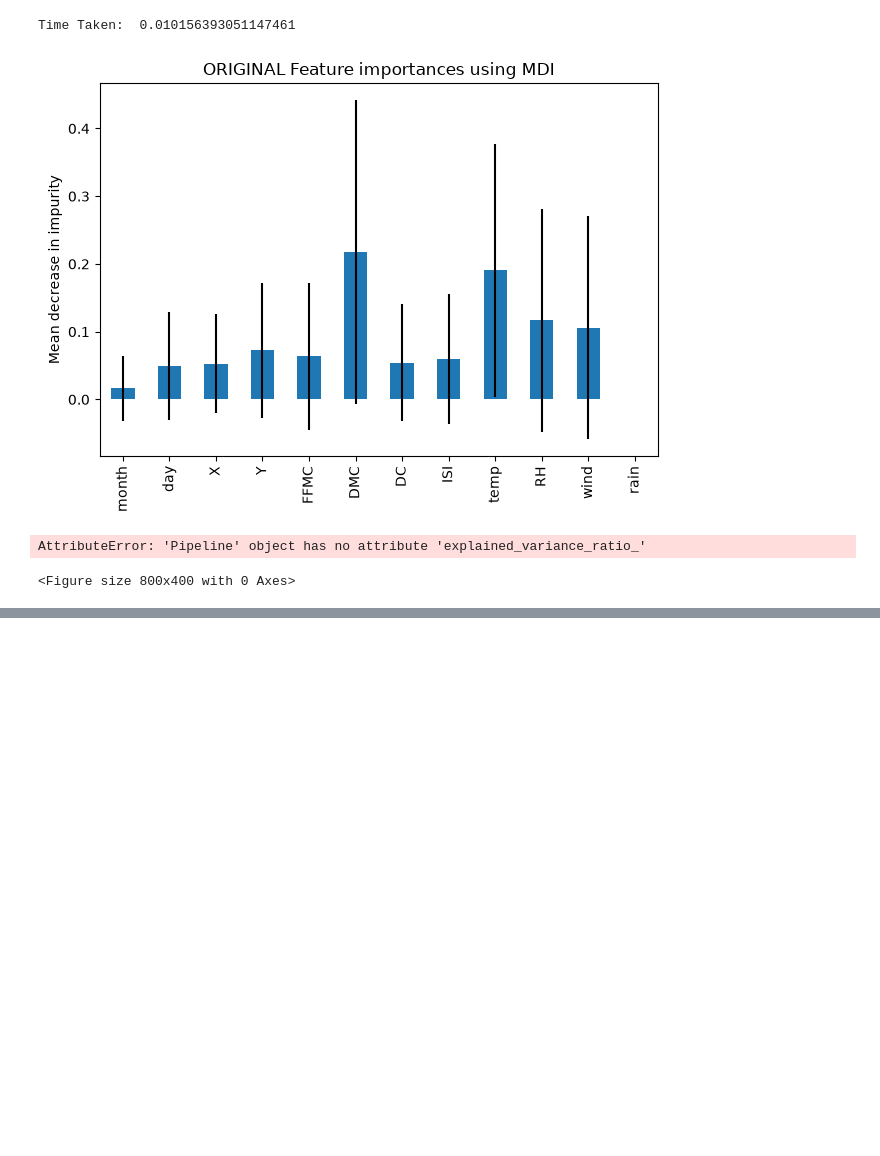
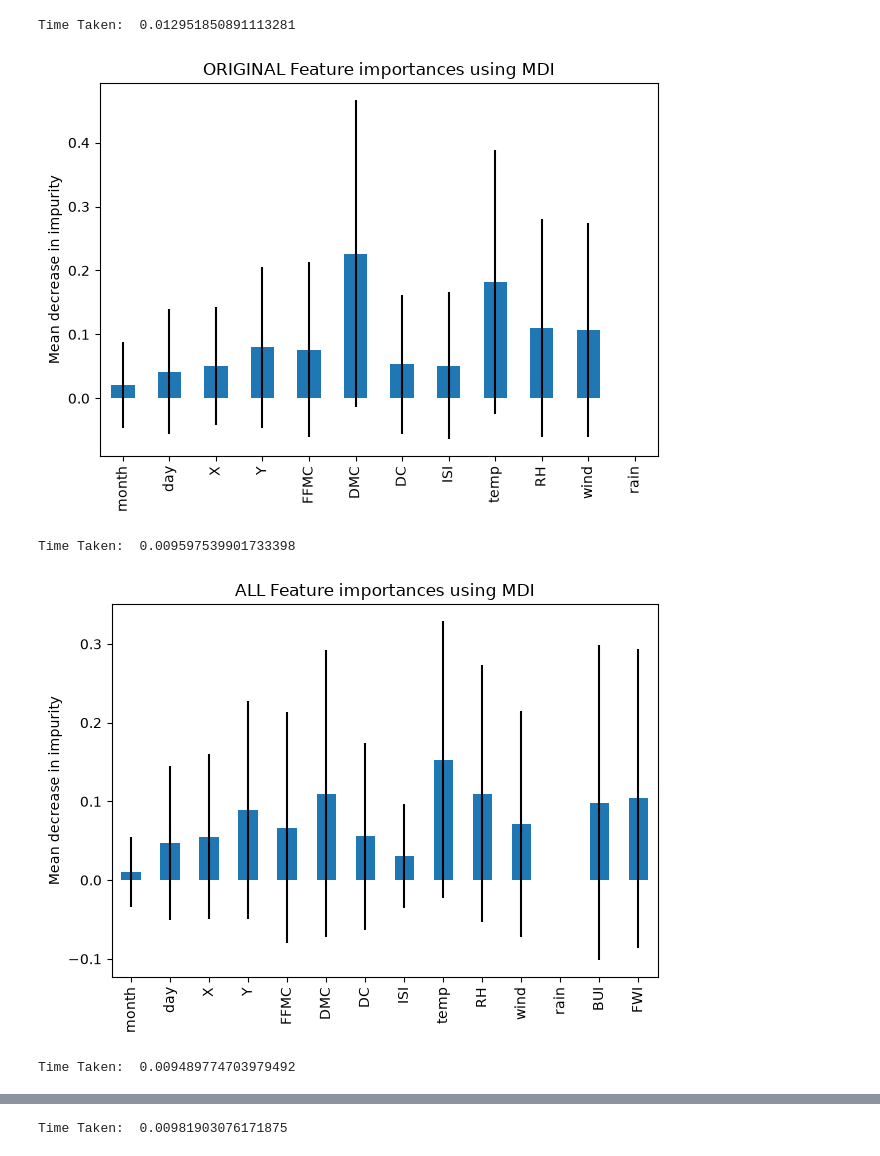
Before and after one commit to Jakub-Chabowski/Machine-Learning-Portfolio, a Jupyter notebook: notebooks/Analysis/Feature_Importance.ipynb, the cells around one changed output, grey strips where cells are left out. Cells and saved outputs as stored; diff of their text form; code cells hidden in the pictures; blank space fills up the shorter version.

```diff
--- a/notebooks/Analysis/Feature_Importance.ipynb
+++ b/notebooks/Analysis/Feature_Importance.ipynb
@@ -8,35 +8,36 @@ from sklearn.decomposition import PCA
 
 #Split the data
 X = df[categorical_columns + numerical_columns]
 y = df["area"]
 
-forest = RandomForestRegressor(max_depth=20, random_state=RANDOM_STATE)
+forest = RandomForestRegressor(max_depth=5, random_state=RANDOM_STATE)
 
 
 
 X_train, X_test, y_train, y_test = train_test_split(X, y, test_size = 0.2, random_state=RANDOM_STATE)
 
 for title, preprocessing in preprocessing_pipelines.items():
     model = make_pipeline(preprocessing, forest)
     model.fit(X_train, y_train)
 
     start_time = time.time()
     importances = forest.feature_importances_
     std = np.std([tree.feature_importances_ for tree in forest.estimators_], axis=0)
     elapsed_time = time.time() - start_time
 
     forest_importances = pd.Series(importances, index=pipeline_features[title])
 
     print("Time Taken: ", elapsed_time)
 
     fig, ax = plt.subplots()
     forest_importances.plot.bar(yerr=std, ax=ax)
     ax.set_title(title + " Feature importances using MDI")
     ax.set_ylabel("Mean decrease in impurity")
     fig.tight_layout()
     plt.show()
 # %% [output]
-Time Taken:  0.010156393051147461
+Time Taken:  0.012951850891113281
-[figure, old version]
+[figure, new version]
-AttributeError: 'Pipeline' object has no attribute 'explained_variance_ratio_'
+Time Taken:  0.009597539901733398
+[figure, added]
-<Figure size 800x400 with 0 Axes>
+Time Taken:  0.009489774703979492
@@ -42,0 +45 @@ AttributeError: 'Pipeline' object has no attribute 'explained_variance_ratio_'
+Time Taken:  0.00981903076171875
```
Also changed, not shown: parts of 1 cell of this notebook, 5 other files.
